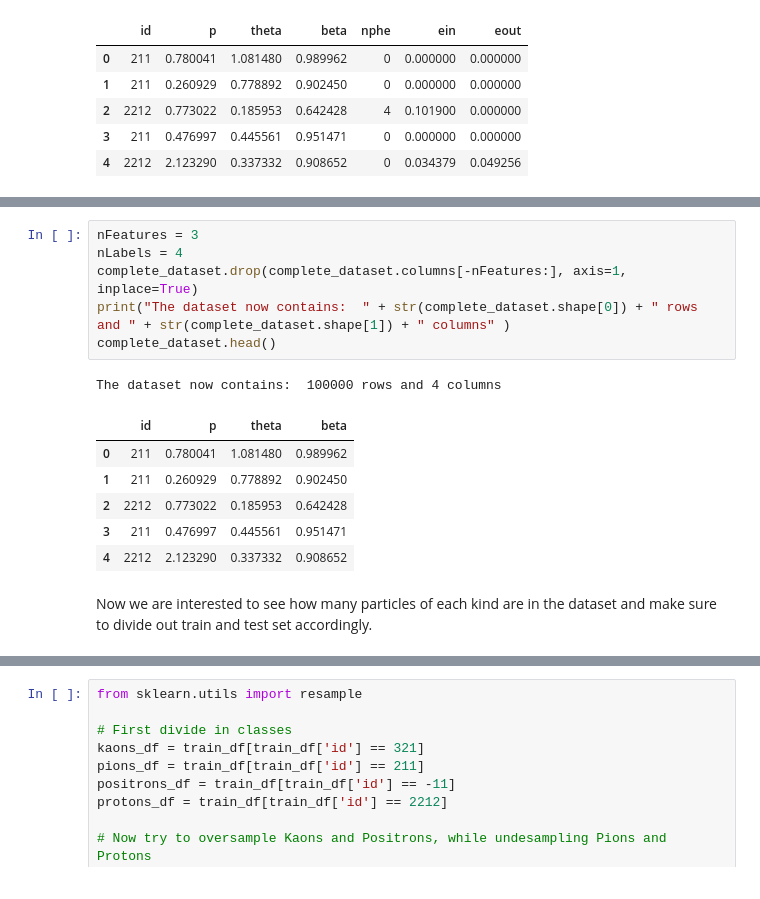
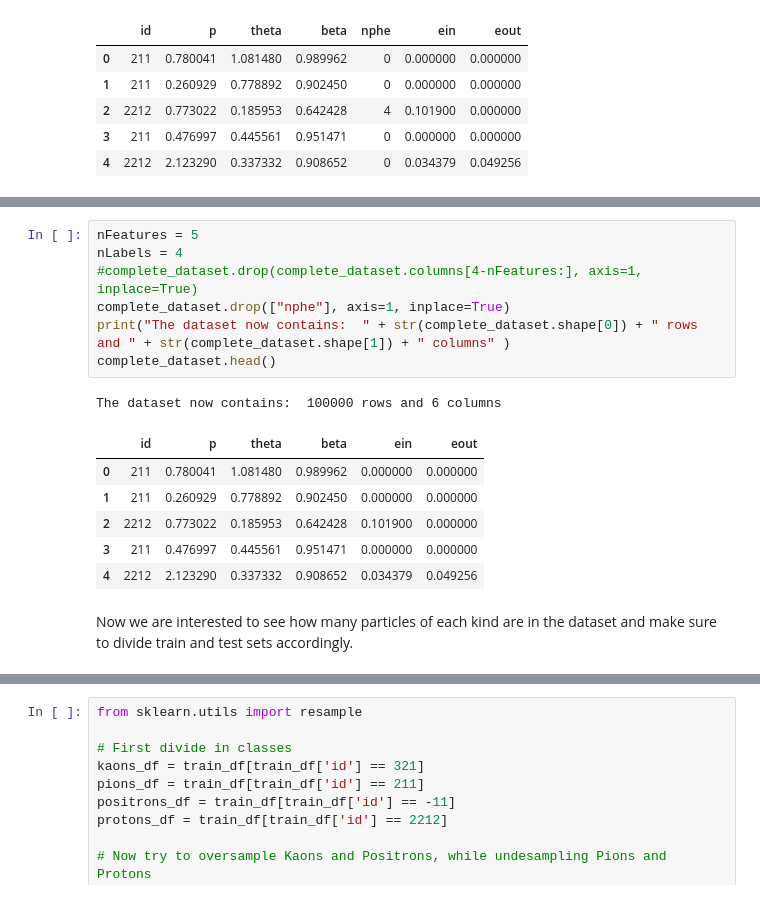
Before and after one commit to DavideCristoforetti/Machine-Learning-HEP-MasterDegree, a Jupyter notebook: src/PiD_project.ipynb, the cells around one changed output, grey strips where cells are left out. Drawn from its saved outputs; the diff is of its cells as text.

```diff
--- a/src/PiD_project.ipynb
+++ b/src/PiD_project.ipynb
@@ -43,19 +54,20 @@ I'm going to Ignore the last three columns, beta and the momentum should be enou
 # %%
-nFeatures = 3
+nFeatures = 5
 nLabels = 4
-complete_dataset.drop(complete_dataset.columns[-nFeatures:], axis=1, inplace=True)
+#complete_dataset.drop(complete_dataset.columns[4-nFeatures:], axis=1, inplace=True)
+complete_dataset.drop(["nphe"], axis=1, inplace=True)
 print("The dataset now contains:  " + str(complete_dataset.shape[0]) + " rows and " + str(complete_dataset.shape[1]) + " columns" )
 complete_dataset.head()
 # %% [output]
-The dataset now contains:  100000 rows and 4 columns
+The dataset now contains:  100000 rows and 6 columns
-|  | id | p | theta | beta |
-| 0 | 211 | 0.780041 | 1.081480 | 0.989962 |
-| 1 | 211 | 0.260929 | 0.778892 | 0.902450 |
-| 2 | 2212 | 0.773022 | 0.185953 | 0.642428 |
-| 3 | 211 | 0.476997 | 0.445561 | 0.951471 |
-| 4 | 2212 | 2.123290 | 0.337332 | 0.908652 |
+|  | id | p | theta | beta | ein | eout |
+| 0 | 211 | 0.780041 | 1.081480 | 0.989962 | 0.000000 | 0.000000 |
+| 1 | 211 | 0.260929 | 0.778892 | 0.902450 | 0.000000 | 0.000000 |
+| 2 | 2212 | 0.773022 | 0.185953 | 0.642428 | 0.101900 | 0.000000 |
+| 3 | 211 | 0.476997 | 0.445561 | 0.951471 | 0.000000 | 0.000000 |
+| 4 | 2212 | 2.123290 | 0.337332 | 0.908652 | 0.034379 | 0.049256 |
 # %% [markdown]
-Now we are interested to see how many particles of each kind are in the dataset and make sure to divide out train and test set accordingly.
+Now we are interested to see how many particles of each kind are in the dataset and make sure to divide train and test sets accordingly.
 # %%
 N_Test = 10000
 N_Train = nRowsRead - N_Test
```
Also changed, not shown: parts of 23 cells of this notebook.
